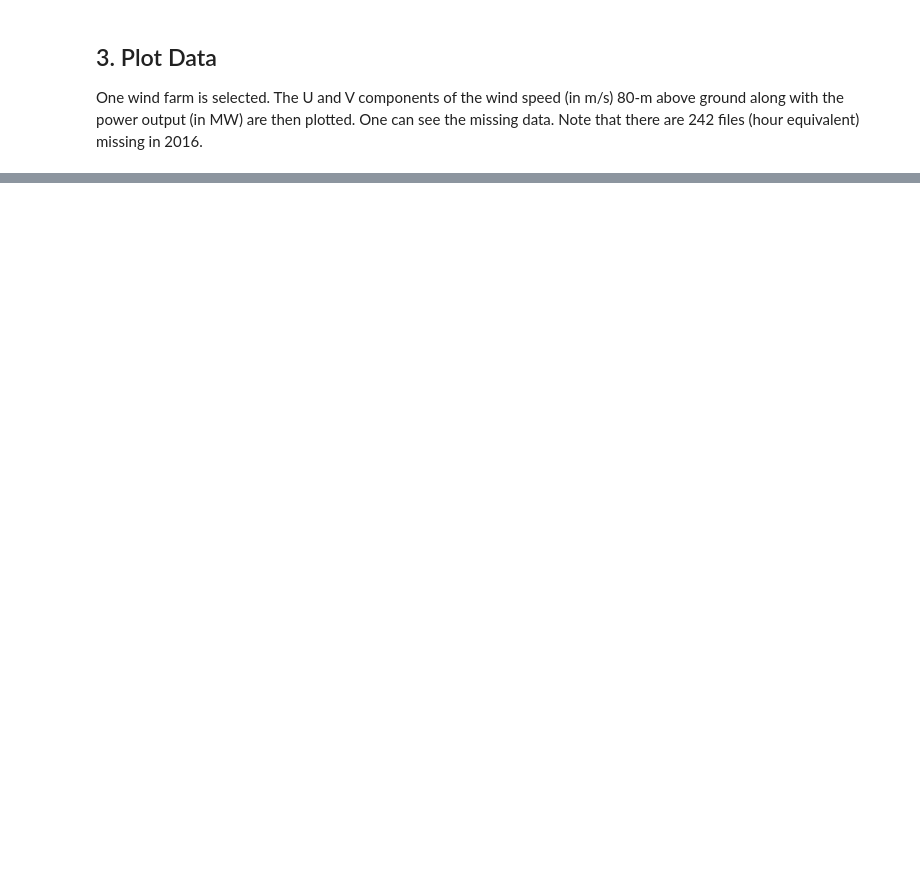
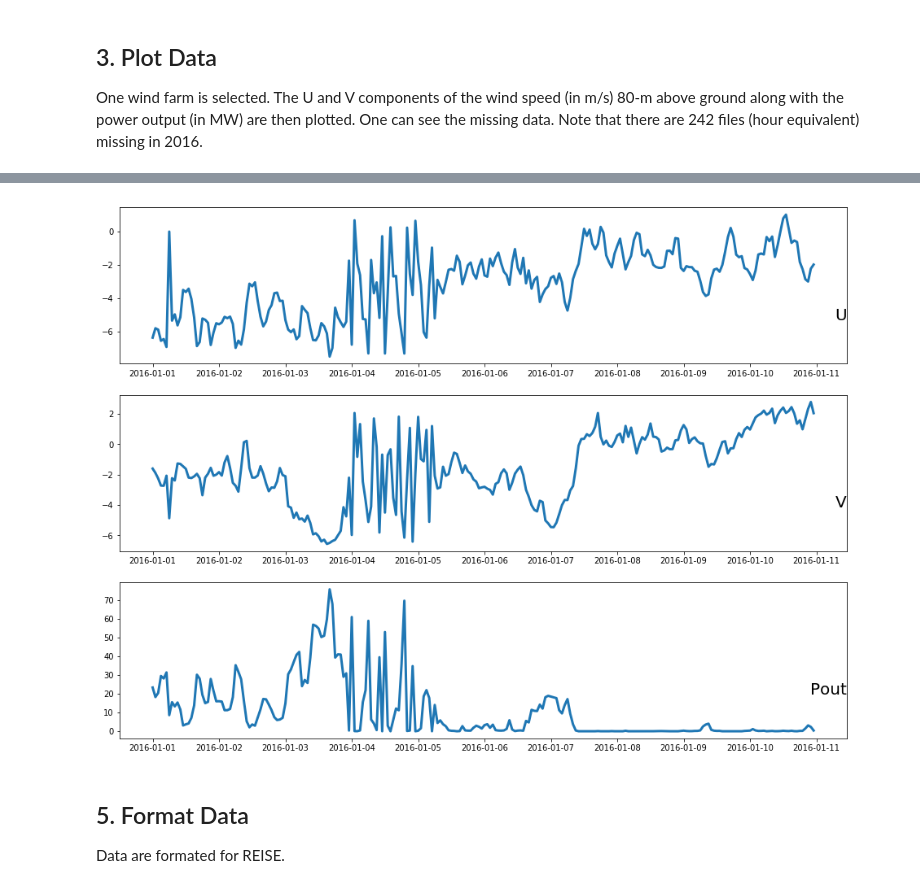
Before and after one commit to Breakthrough-Energy/PreREISE, a Jupyter notebook: prereise/gather/winddata/rap/demo/rap_demo.ipynb, the cells around one changed output, grey strips where cells are left out. Saved outputs shown, nothing was run; the diff lists cells and outputs as text; code cells hidden in the pictures; blank space fills up the shorter version.

```diff
--- a/prereise/gather/winddata/rap/demo/rap_demo.ipynb
+++ b/prereise/gather/winddata/rap/demo/rap_demo.ipynb
@@ -89,0 +94,13 @@ for i in [1,2,3]:
+# %%
+data_impute_oneplant = data[data.plantID == 38]
+# %%
+pyplot.figure(figsize=(16,12))
+for i, var in enumerate(['U','V','Pout']):
+    pyplot.subplot(3,1,i+1)
+    pyplot.plot(data_impute_oneplant['ts'], data_impute_oneplant[var], lw=3)
+    pyplot.title(var, y=0.25, loc='right', fontsize=20)
+# %% [output]
+[figure, added]
+# %% [markdown]
+## 5. Format Data
+Data are formated for REISE.
```
Also changed, not shown: parts of 9 cells of this notebook.
